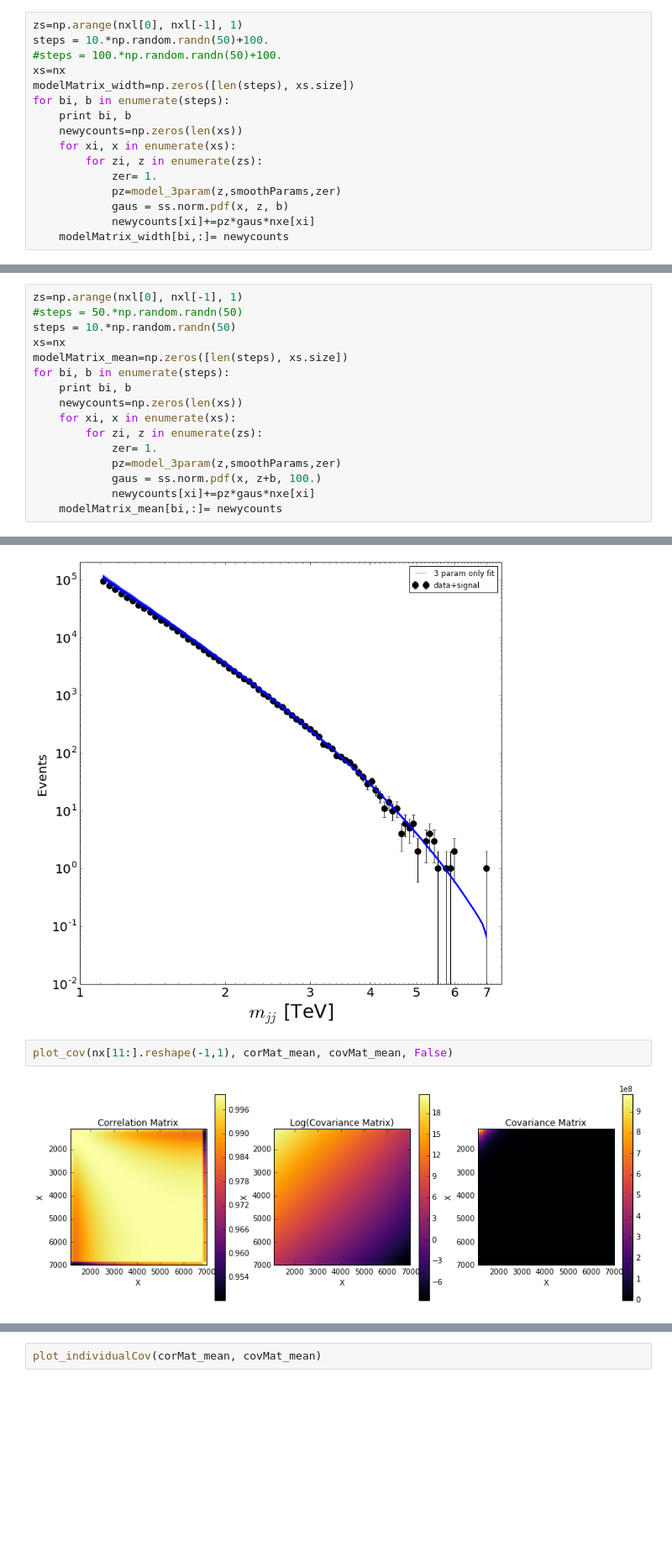
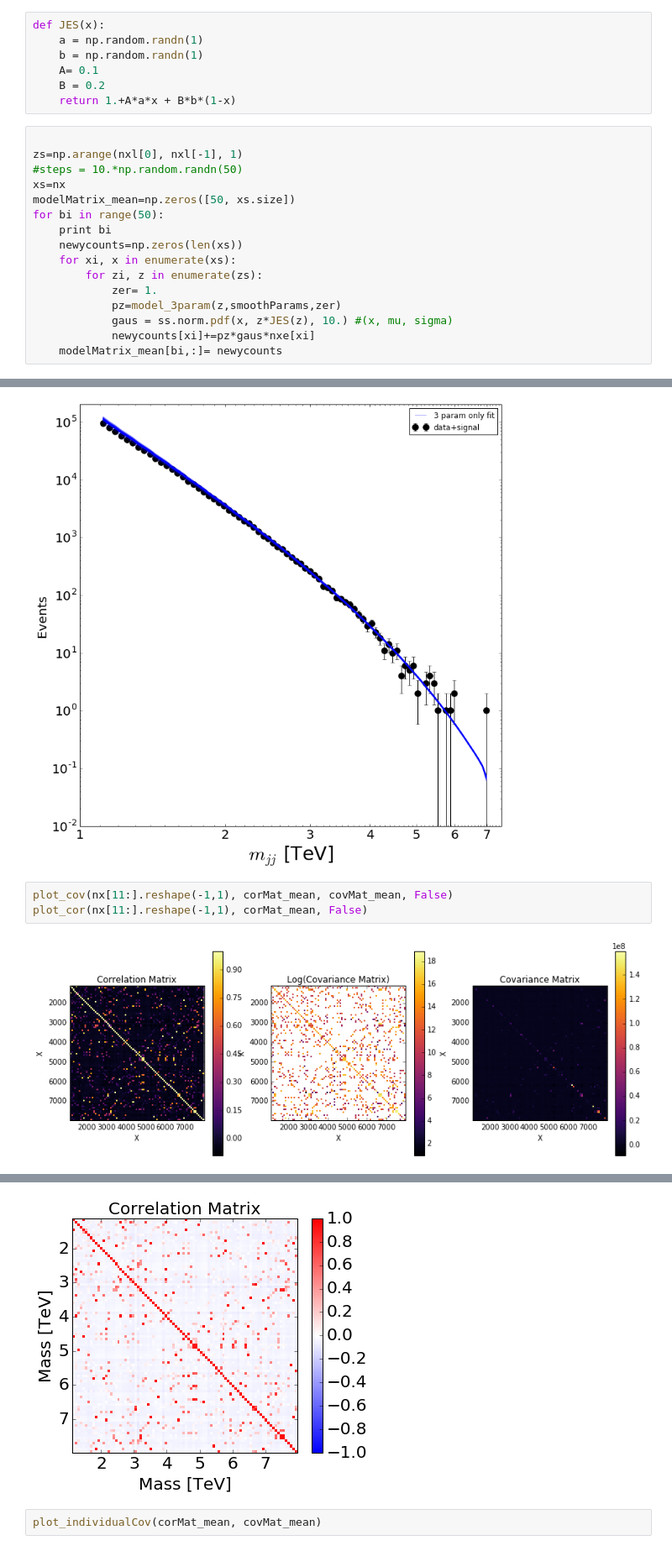
Before and after one commit to mfrate28/GP_Paper, a Jupyter notebook: covariance-structures_JES.ipynb, the cells around one changed output, grey strips where cells are left out. Shown at 84% size. Cells and saved outputs as stored; diff of their text form; blank space fills up the shorter version.

```diff
--- a/covariance-structures_JES.ipynb
+++ b/covariance-structures_JES.ipynb
@@ -313,17 +313,24 @@ nxl = np.append(xlowO_low, xlowO)
+# %%
+def JES(x):
+    a = np.random.randn(1)
+    b = np.random.randn(1)
+    A= 0.1
+    B = 0.2
+    return 1.+A*a*x + B*b*(1-x)
 # %%
+
 zs=np.arange(nxl[0], nxl[-1], 1)
-steps = 10.*np.random.randn(50)+100.
-#steps = 100.*np.random.randn(50)+100.
+#steps = 10.*np.random.randn(50)
 xs=nx
-modelMatrix_width=np.zeros([len(steps), xs.size])
-for bi, b in enumerate(steps):
-    print bi, b
+modelMatrix_mean=np.zeros([50, xs.size])
+for bi in range(50):
+    print bi
     newycounts=np.zeros(len(xs))
     for xi, x in enumerate(xs):
         for zi, z in enumerate(zs):
             zer= 1.
             pz=model_3param(z,smoothParams,zer)
-            gaus = ss.norm.pdf(x, z, b)
+            gaus = ss.norm.pdf(x, z*JES(z), 10.) #(x, mu, sigma)
             newycounts[xi]+=pz*gaus*nxe[xi]
-    modelMatrix_width[bi,:]= newycounts
+    modelMatrix_mean[bi,:]= newycounts
 # %% [output]
@@ -367,16 +353,0 @@ plot_individualCov(corMat_width, covMat_width)
-# %%
-zs=np.arange(nxl[0], nxl[-1], 1)
-#steps = 50.*np.random.randn(50)
-steps = 10.*np.random.randn(50)
-xs=nx
-modelMatrix_mean=np.zeros([len(steps), xs.size])
-for bi, b in enumerate(steps):
-    print bi, b
-    newycounts=np.zeros(len(xs))
-    for xi, x in enumerate(xs):
-        for zi, z in enumerate(zs):
-            zer= 1.
-            pz=model_3param(z,smoothParams,zer)
-            gaus = ss.norm.pdf(x, z+b, 100.)
-            newycounts[xi]+=pz*gaus*nxe[xi]
-    modelMatrix_mean[bi,:]= newycounts
@@ -407,5 +360,6 @@ makePrettyPlots_bkgFits(nx[11:], yvalO, (modelMatrix_mean[:,11:]).tolist(), "",
 [figure]
 # %%
 plot_cov(nx[11:].reshape(-1,1), corMat_mean, covMat_mean, False)
+plot_cor(nx[11:].reshape(-1,1), corMat_mean, False)
 # %% [output]
-[figure, old version]
+[figure, new version]
@@ -413,3 +367,4 @@ plot_cov(nx[11:].reshape(-1,1), corMat_mean, covMat_mean, False)
+[figure, added]
 # %%
 plot_individualCov(corMat_mean, covMat_mean)
 # %% [output]
```
Also changed, not shown: parts of 21 cells of this notebook.
